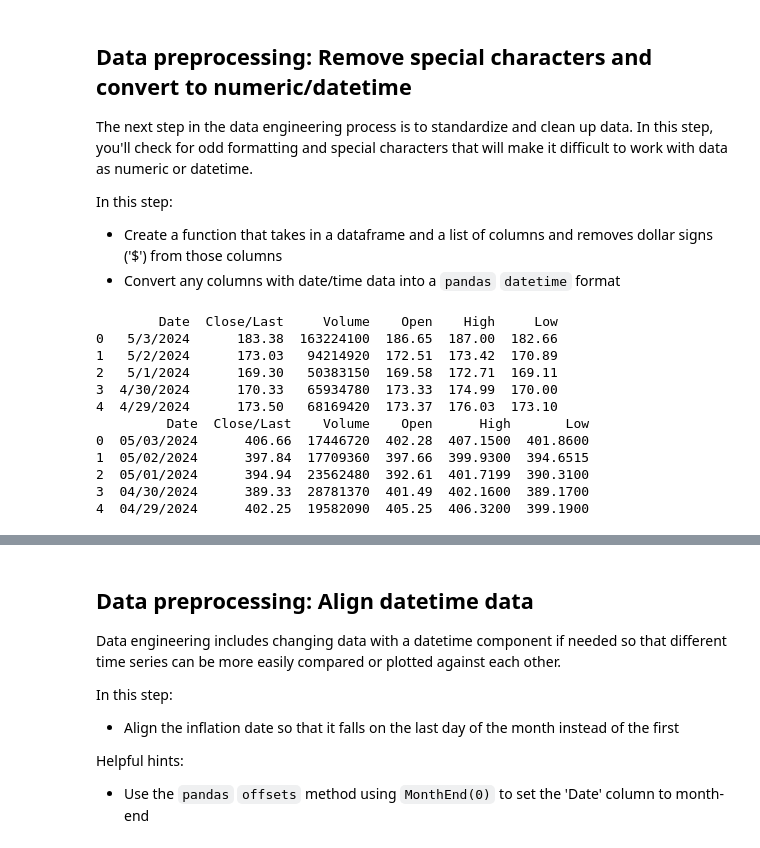
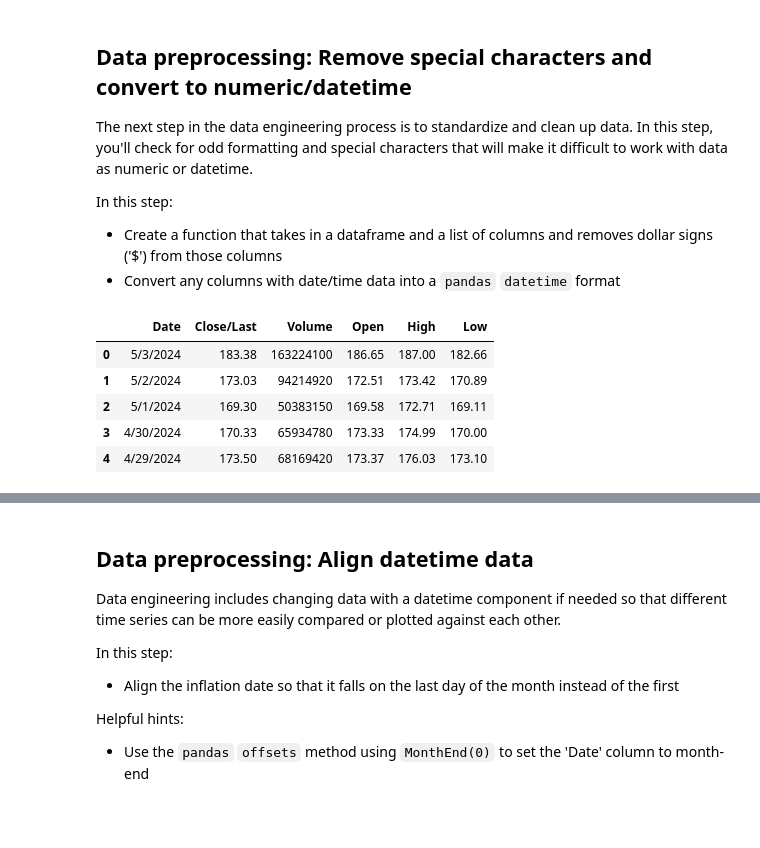
Before and after one commit to calinnedelcu/data-transformation-trading-models, a Jupyter notebook: Preparing-for-data-analysis-project-student.ipynb, the cells around one changed output, grey strips where cells are left out. Drawn from its saved outputs; the diff is of its cells as text; code cells hidden in the pictures; blank space fills up the shorter version.

```diff
--- a/Preparing-for-data-analysis-project-student.ipynb
+++ b/Preparing-for-data-analysis-project-student.ipynb
@@ -97,9 +67,5 @@ Microsoft:
 # %%
-# Use methods like .info() and .describe() to explore the data
-for name, df in [("GDP", gdp), ("Inflation", inflation), ("CPI", cpi),
-                 ("Apple", apple), ("Microsoft", microsoft)]:
-    print(f"=== {name} ===")
-    df.info()
-    print(df.describe(include="all"))
-    print()
+apple.info()
+microsoft.info()
+gdp.describe()
 # %% [output]
@@ -126,9 +101,11 @@ max            NaN        NaN  2.025141e+08     NaN     NaN      NaN
 Check the Apple historical prices for missing data. Check for missing data in all columns. If there's data missing, use a forward fill to fill in those missing prices.
 # %%
 # Check for nulls
-for name, df in [("GDP", gdp), ("Inflation", inflation), ("CPI", cpi),
-                 ("Apple", apple), ("Microsoft", microsoft)]:
-    print(f"{name} missing values per column:")
-    print(df.isnull().sum())
-    print()
+for name, df in [("apple", apple), ("microsoft", microsoft), ("gdp", gdp), ("inflation", inflation), ("cpi", cpi)]:
+    nulls = df.isnull().sum().sum()
+    if nulls:
+        print(name, "->", nulls, "missing")
+        print(df.isnull().sum())
+
+apple.isnull().sum()
 # %% [output]
@@ -157,10 +132,6 @@ gdp = gdp.ffill()
 inflation = inflation.ffill()
 cpi = cpi.ffill()
 # %%
-# Check again for nulls after using forward fill
-for name, df in [("GDP", gdp), ("Inflation", inflation), ("CPI", cpi),
-                 ("Apple", apple), ("Microsoft", microsoft)]:
-    print(f"{name} missing after ffill:")
-    print(df.isnull().sum())
-    print()
+# Recheck after ffill
+apple.isnull().sum()
 # %% [output]
@@ -203,34 +164,21 @@ def convert_dollar_columns_to_numeric(df, numeric_columns):
             None - changes to the dataframe can be made in place
     '''
     for column in numeric_columns:
-        df[column] = (
-            df[column]
-            .astype(str)
-            .str.replace("$", "", regex=False)
-            .str.replace(",", "", regex=False)
-            .str.strip()
-        )
+        df[column] = df[column].astype(str).str.replace("$", "", regex=False)
         df[column] = pd.to_numeric(df[column], errors="coerce")
 # %%
 # Use convert_dollar_columns_to_numeric() to remove the dollar sign from the Apple and Microsoft datasets
 stock_price_columns = ["Close/Last", "Open", "High", "Low"]
 convert_dollar_columns_to_numeric(apple, stock_price_columns)
 convert_dollar_columns_to_numeric(microsoft, stock_price_columns)
 
-print(apple.head())
-print(microsoft.head())
+apple.head()
 # %% [output]
-        Date  Close/Last     Volume    Open    High     Low
-0   5/3/2024      183.38  163224100  186.65  187.00  182.66
-1   5/2/2024      173.03   94214920  172.51  173.42  170.89
-2   5/1/2024      169.30   50383150  169.58  172.71  169.11
-3  4/30/2024      170.33   65934780  173.33  174.99  170.00
-4  4/29/2024      173.50   68169420  173.37  176.03  173.10
-         Date  Close/Last    Volume    Open      High       Low
-0  05/03/2024      406.66  17446720  402.28  407.1500  401.8600
-1  05/02/2024      397.84  17709360  397.66  399.9300  394.6515
-2  05/01/2024      394.94  23562480  392.61  401.7199  390.3100
-3  04/30/2024      389.33  28781370  401.49  402.1600  389.1700
-4  04/29/2024      402.25  19582090  405.25  406.3200  399.1900
+|  | Date | Close/Last | Volume | Open | High | Low |
+| 0 | 5/3/2024 | 183.38 | 163224100 | 186.65 | 187.00 | 182.66 |
+| 1 | 5/2/2024 | 173.03 | 94214920 | 172.51 | 173.42 | 170.89 |
+| 2 | 5/1/2024 | 169.30 | 50383150 | 169.58 | 172.71 | 169.11 |
+| 3 | 4/30/2024 | 170.33 | 65934780 | 173.33 | 174.99 | 170.00 |
+| 4 | 4/29/2024 | 173.50 | 68169420 | 173.37 | 176.03 | 173.10 |
 # %%
 # Use pandas's to_datetime() to convert any columns that are in a datetime format
```
Also changed, not shown: parts of 18 cells of this notebook, 2 other files.
